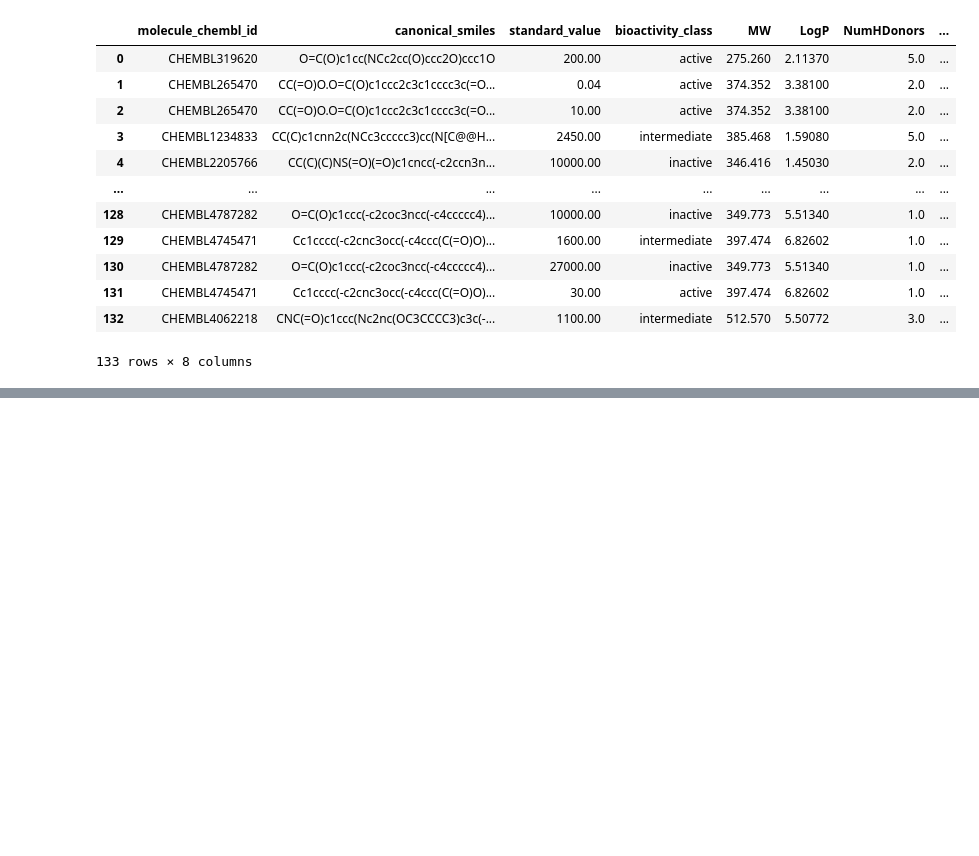
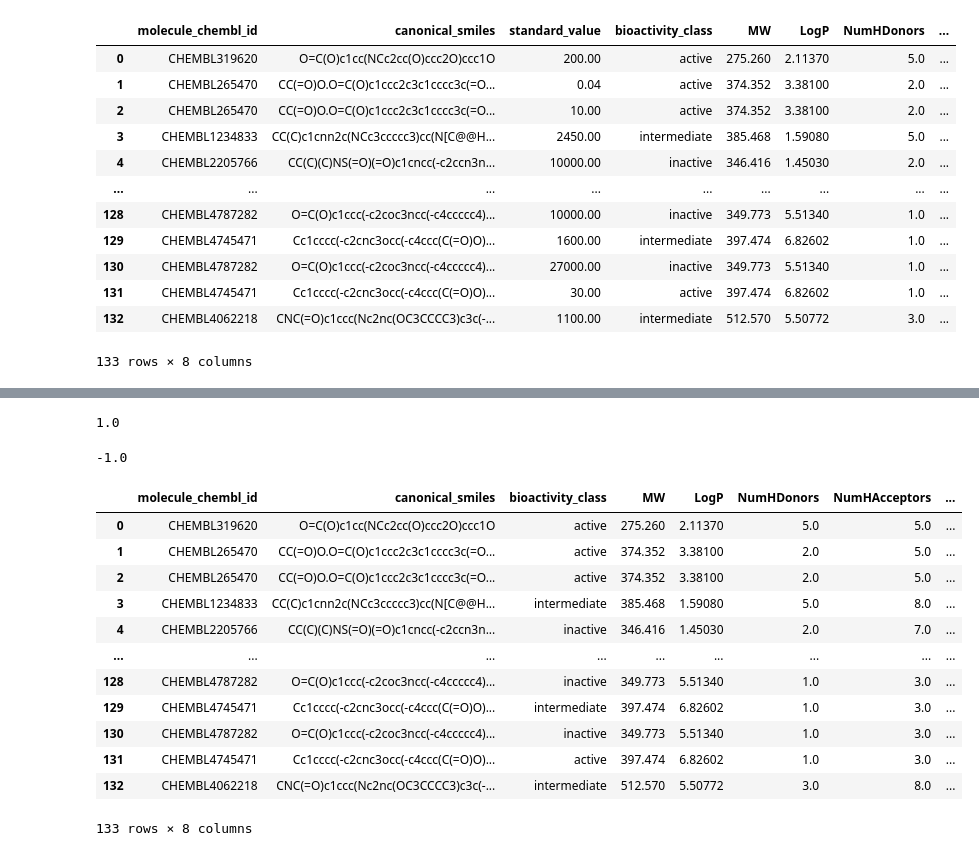
Before and after one commit to samservo09/bioinformatics-bipolar-drug-discovery, a Jupyter notebook: 2-eda.ipynb, the cells around one changed output, grey strips where cells are left out. Drawn from its saved outputs; the diff is of its cells as text; code cells hidden in the pictures; blank space fills up the shorter version.

Commit message:
applied log transformation and normalization to the the data

```diff
--- a/2-eda.ipynb
+++ b/2-eda.ipynb
@@ -39,2 +52,2 @@ import pandas as pd
 # %%
-df = pd.read_csv('/content/CaMKK2_preprocessed_data.csv')
+df = pd.read_csv('CaMKK2_preprocessed_data.csv')
@@ -158,0 +237,41 @@ df_combined
+# %%
+# need to cap the max value to 100 million to have positive values
+-np.log10( (10**-9)* 100000000 )
+# %% [output]
+1.0
+# %%
+-np.log10( (10**-9)* 10000000000 )
+# %% [output]
+-1.0
+# %%
+# normalize the standard value column with max value of 100 million
+def norm_value(input):
+    norm = []
+
+    for i in input['standard_value']:
+        if i > 100000000:
+          i = 100000000
+        norm.append(i)
+
+    input['standard_value_norm'] = norm
+    # Changed code: Use axis=1 instead of 1
+    x = input.drop('standard_value', axis=1)
+
+    return x
+# %%
+df_norm = norm_value(df_combined)
+df_norm
+# %% [output]
+|  | molecule_chembl_id | canonical_smiles | bioactivity_class | MW | LogP | NumHDonors | NumHAcceptors | ... |
+| 0 | CHEMBL319620 | O=C(O)c1cc(NCc2cc(O)ccc2O)ccc1O | active | 275.260 | 2.11370 | 5.0 | 5.0 | ... |
+| 1 | CHEMBL265470 | CC(=O)O.O=C(O)c1ccc2c3c1cccc3c(=O... | active | 374.352 | 3.38100 | 2.0 | 5.0 | ... |
+| 2 | CHEMBL265470 | CC(=O)O.O=C(O)c1ccc2c3c1cccc3c(=O... | active | 374.352 | 3.38100 | 2.0 | 5.0 | ... |
+| 3 | CHEMBL1234833 | CC(C)c1cnn2c(NCc3ccccc3)cc(N[C@@H... | intermediate | 385.468 | 1.59080 | 5.0 | 8.0 | ... |
+| 4 | CHEMBL2205766 | CC(C)(C)NS(=O)(=O)c1cncc(-c2ccn3n... | inactive | 346.416 | 1.45030 | 2.0 | 7.0 | ... |
+| ... | ... | ... | ... | ... | ... | ... | ... | ... |
+| 128 | CHEMBL4787282 | O=C(O)c1ccc(-c2coc3ncc(-c4ccccc4)... | inactive | 349.773 | 5.51340 | 1.0 | 3.0 | ... |
+| 129 | CHEMBL4745471 | Cc1cccc(-c2cnc3occ(-c4ccc(C(=O)O)... | intermediate | 397.474 | 6.82602 | 1.0 | 3.0 | ... |
+| 130 | CHEMBL4787282 | O=C(O)c1ccc(-c2coc3ncc(-c4ccccc4)... | inactive | 349.773 | 5.51340 | 1.0 | 3.0 | ... |
+| 131 | CHEMBL4745471 | Cc1cccc(-c2cnc3occ(-c4ccc(C(=O)O)... | active | 397.474 | 6.82602 | 1.0 | 3.0 | ... |
+| 132 | CHEMBL4062218 | CNC(=O)c1ccc(Nc2nc(OC3CCCC3)c3c(-... | intermediate | 512.570 | 5.50772 | 3.0 | 8.0 | ... |
+133 rows × 8 columns
```
Also changed, not shown: parts of 15 cells of this notebook.
